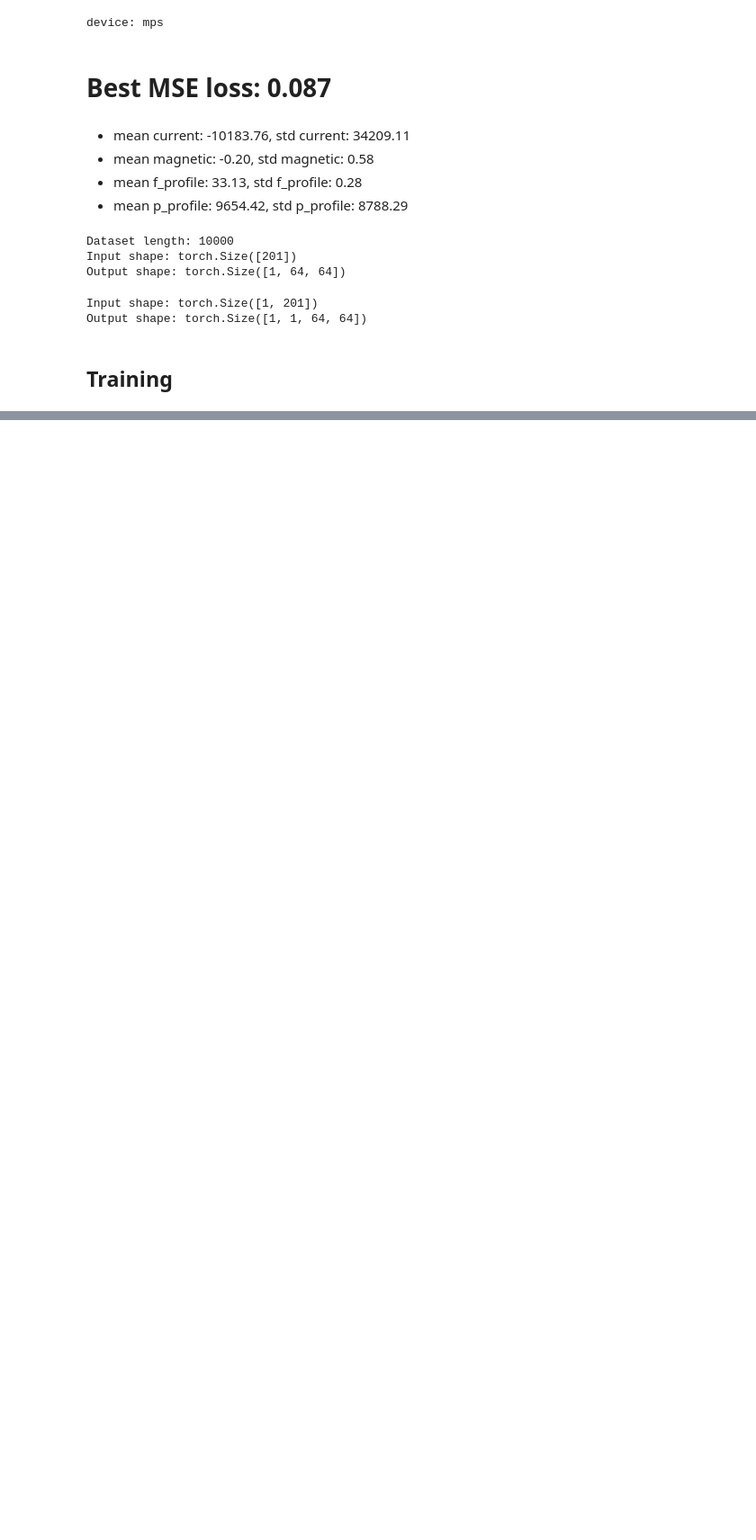
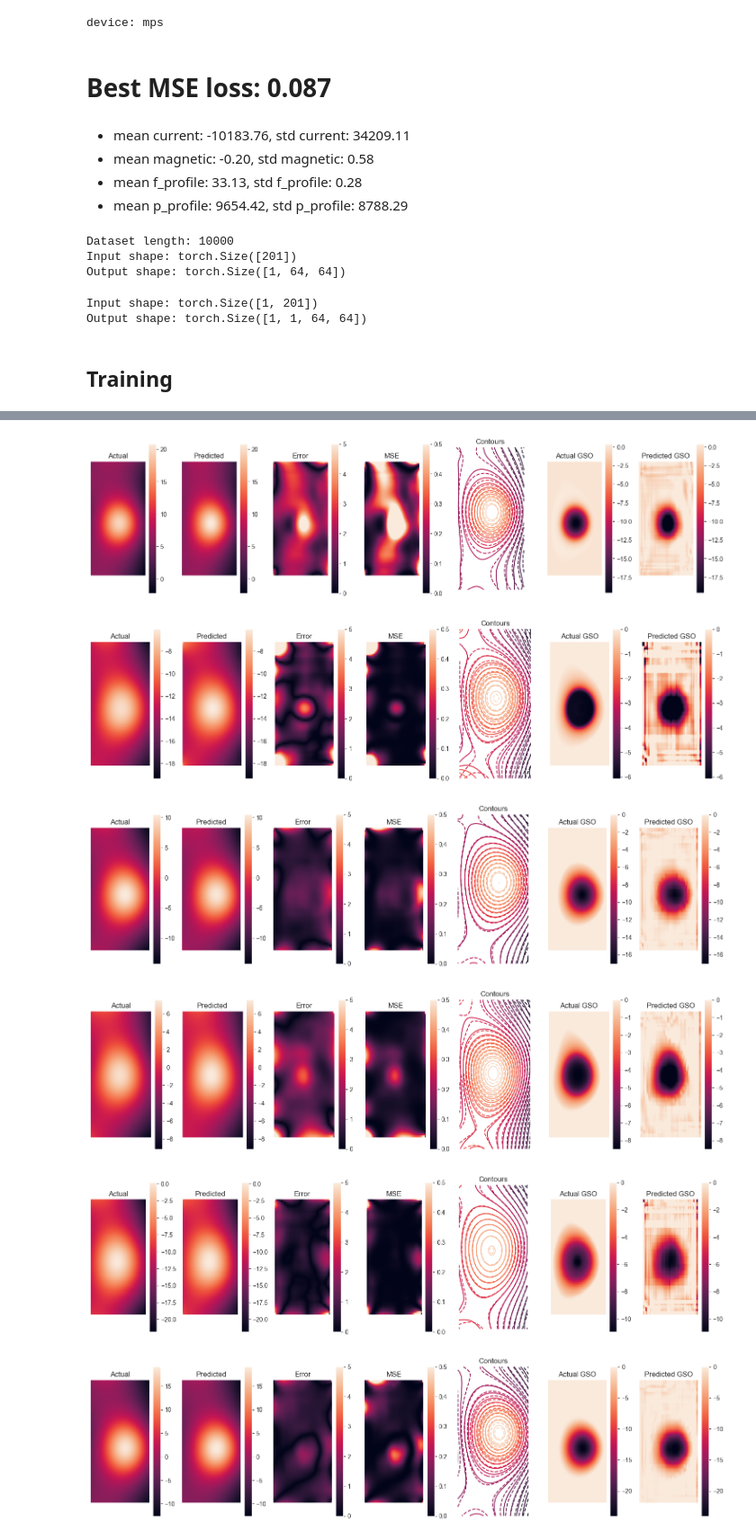
Before and after one commit to matgrand/PlaNet_Equil_reconstruction, a Jupyter notebook: mg_train.ipynb, the cells around one changed output, grey strips where cells are left out. Shown at 90% size. Cells and saved outputs as stored; diff of their text form; code cells hidden in the pictures; blank space fills up the shorter version.

```diff
--- a/mg_train.ipynb
+++ b/mg_train.ipynb
@@ -27,14 +27,14 @@ device: mps
 # %%
 MODEL_SAVE_PATH = "mg_data/mg_planet.pth"
 EPOCHS = 20
-BATCH_SIZE = 2048
+BATCH_SIZE = 512
 LEARNING_RATE = 3e-3
 GSO_LOSS_RATIO = 0.2
 USE_CURRENTS = True
 USE_PROFILES = False
 USE_MAGNETIC = True
 INPUT_SIZE = int(USE_CURRENTS)*14 + int(USE_PROFILES)*202 + int(USE_MAGNETIC)*187
-TRAIN_DS_PATH = "data/train_ds.mat"
+TRAIN_DS_PATH = "data/train_ds.mat" # generated from prepapre_dataset
 EVAL_DS_PATH = "data/eval_ds.mat"
 # %% [markdown]
 - mean current: -10183.76, std current: 34209.11
@@ -77,7 +77,7 @@ class PlaNet(nn.Module): # upsample convolutional neural network > slower > but
     def __init__(self):
         super(PlaNet, self).__init__()
         self.interp = 'bilinear' # 'nearest' or 'bilinear'
-        self.n = n = 4
+        self.n = n = 16
         self.fc = nn.Sequential(
             nn.Linear(INPUT_SIZE, 8*n),
             nn.ReLU(),
@@ -163,7 +163,7 @@ model.to(device) # move model to device
 optimizer = torch.optim.Adam(model.parameters(), lr=LEARNING_RATE)
 loss_fn = nn.MSELoss() # Mean Squared Error Loss
 best_loss = float('inf') # initialize best loss
-for epoch in range(EPOCHS):
+for ep in range(EPOCHS):
     epoch_time = time()
     model.train()
     trainloss, evalloss = [], []
@@ -191,7 +191,7 @@ for epoch in range(EPOCHS):
             evalloss.append((loss.item(), mse_loss.item(), gso_loss.item()))
     ttot_loss, tmse_loss, tgso_loss = map(lambda x: sum(x)/len(x), zip(*trainloss))
     etot_loss, emse_loss, egso_loss = map(lambda x: sum(x)/len(x), zip(*evalloss))
-    print(f"Ep {epoch+1}/{EPOCHS}: Train Loss: {ttot_loss:.4f}, mse {tmse_loss:.4f}, gso {tgso_loss:.4f}  |  " +
+    print(f"Ep {ep+1}/{EPOCHS}: Train Loss: {ttot_loss:.4f}, mse {tmse_loss:.4f}, gso {tgso_loss:.4f}  |  " +
           f"Eval Loss: {etot_loss:.4f}, mse {emse_loss:.4f}, gso {egso_loss:.4f}  |  t:{time()-epoch_time:.2f}s,", end=" ")
     if etot_loss < best_loss:
         best_loss = etot_loss
@@ -245,32 +249,39 @@ for i in np.random.randint(0, len(ds), 10):
     axs[1].set_aspect('equal')
     fig.colorbar(im1, ax=axs[1])
 
     im2 = axs[2].imshow(err, extent=ext, vmin=0, vmax=5)
     axs[2].set_title("Error")
     axs[2].set_aspect('equal')
     fig.colorbar(im2, ax=axs[2])
 
     im3 = axs[3].imshow(err_mse, extent=ext, vmin=0, vmax=0.5)
     axs[3].set_title("MSE")
     axs[3].set_aspect('equal')
     fig.colorbar(im3, ax=axs[3])
 
-    c0 = axs[4].contour(rr, zz, psi_ds, levels=20, cmap='viridis', linestyles='dashed')
-    c1 = axs[4].contour(rr, zz, psi_pred, levels=20, cmap='viridis')
+    c0 = axs[4].contour(rr, zz, psi_ds, levels=20, linestyles='dashed')
+    c1 = axs[4].contour(rr, zz, psi_pred, levels=20)
     axs[4].set_title("Contours")
     axs[4].set_aspect('equal')
 
     im5 = axs[5].imshow(gso, extent=ext, vmin=gso_range[1], vmax=gso_range[0])
     axs[5].set_title("Actual GSO")
     axs[5].set_aspect('equal')
     fig.colorbar(im5, ax=axs[5])
 
     im6 = axs[6].imshow(gso_pred, extent=ext, vmin=gso_range[1], vmax=gso_range[0])
     axs[6].set_title("Predicted GSO")
     axs[6].set_aspect('equal')
     fig.colorbar(im6, ax=axs[6])
 
     for ax in axs: ax.axis('off')
 
     plt.tight_layout()
     plt.show()
+# %% [output]
+[figure, added]
+[figure, added]
+[figure, added]
+[figure, added]
+[figure, added]
+[figure, added]
```
Also changed, not shown: parts of 2 cells of this notebook.
